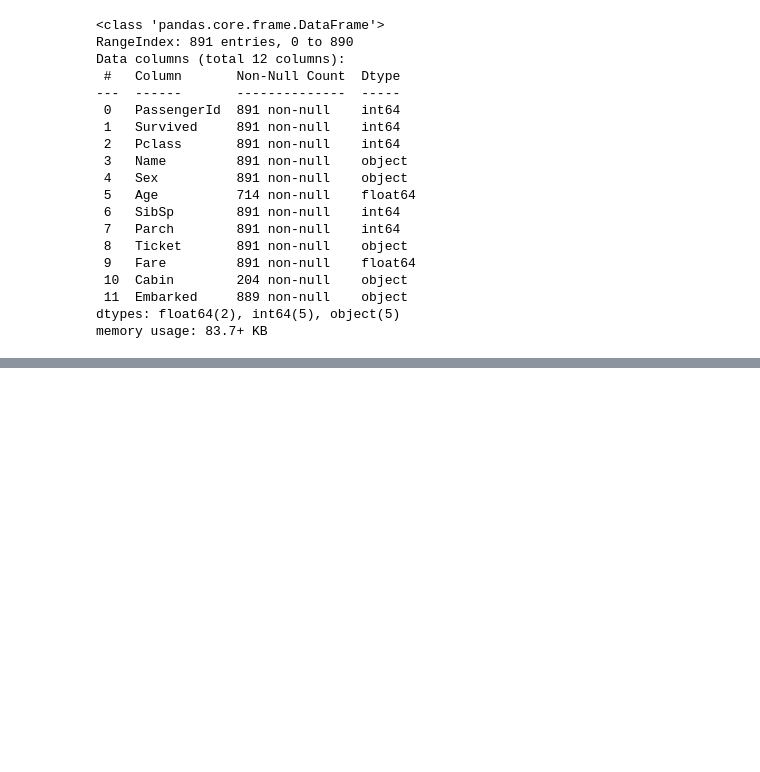
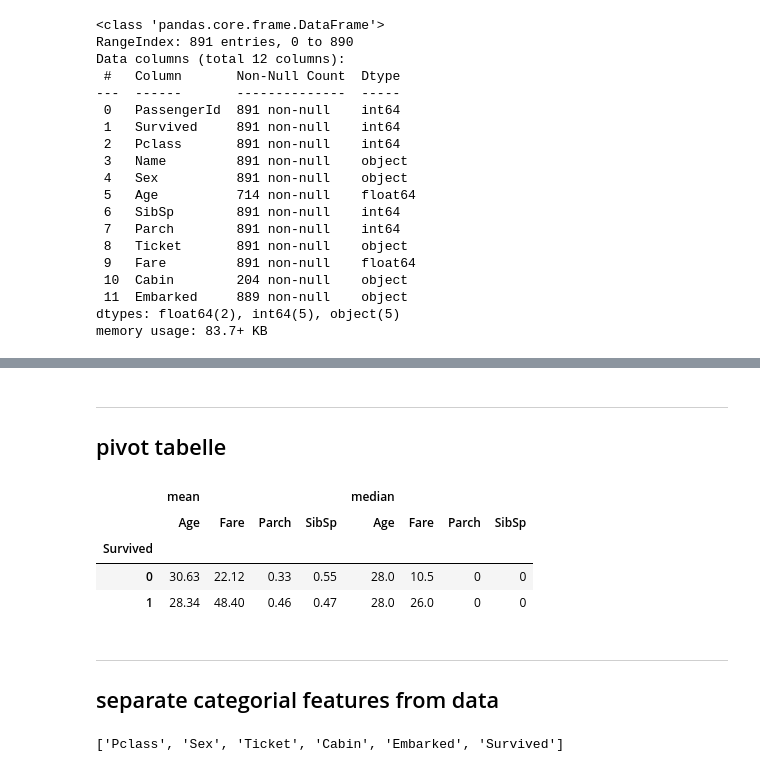
Before and after one commit to saifedias/tellerrand, a Jupyter notebook: 00_data.ipynb, the cells around one changed output, grey strips where cells are left out. Drawn from its saved outputs; the diff is of its cells as text; code cells hidden in the pictures; blank space fills up the shorter version.

Commit message:
updates: numerical data, categorical data, visualization, correlation, etc

```diff
--- a/00_data.ipynb
+++ b/00_data.ipynb
@@ -56,0 +68,3 @@ memory usage: 83.7+ KB
+# %%
+num_feature_names = ["Age", "SibSp", "Parch", "Fare"] + ["Survived"]
+num_feature_names
@@ -56,0 +73,3 @@ memory usage: 83.7+ KB
+# %%
+train_data_num = train_data[num_feature_names]
+train_data_num.shape
@@ -56,0 +152,19 @@ memory usage: 83.7+ KB
+# %% [markdown]
+---
+## pivot tabelle
+# %%
+pd.pivot_table(train_data_num, index="Survived", values = num_feature_names, aggfunc=["mean", "median"]).round(2)
+# %% [output]
+|  | mean |  |  |  | median |  |  |  |
+|  | Age | Fare | Parch | SibSp | Age | Fare | Parch | SibSp |
+| Survived |  |  |  |  |  |  |  |  |
+| 0 | 30.63 | 22.12 | 0.33 | 0.55 | 28.0 | 10.5 | 0 | 0 |
+| 1 | 28.34 | 48.40 | 0.46 | 0.47 | 28.0 | 26.0 | 0 | 0 |
+# %% [markdown]
+---
+## separate categorial features from data
+# %%
+cat_feature_names = ["Pclass", "Sex", "Ticket", "Cabin", "Embarked"] + ["Survived"]
+cat_feature_names
+# %% [output]
+['Pclass', 'Sex', 'Ticket', 'Cabin', 'Embarked', 'Survived']
```
Also changed, not shown: parts of 19 cells of this notebook.
